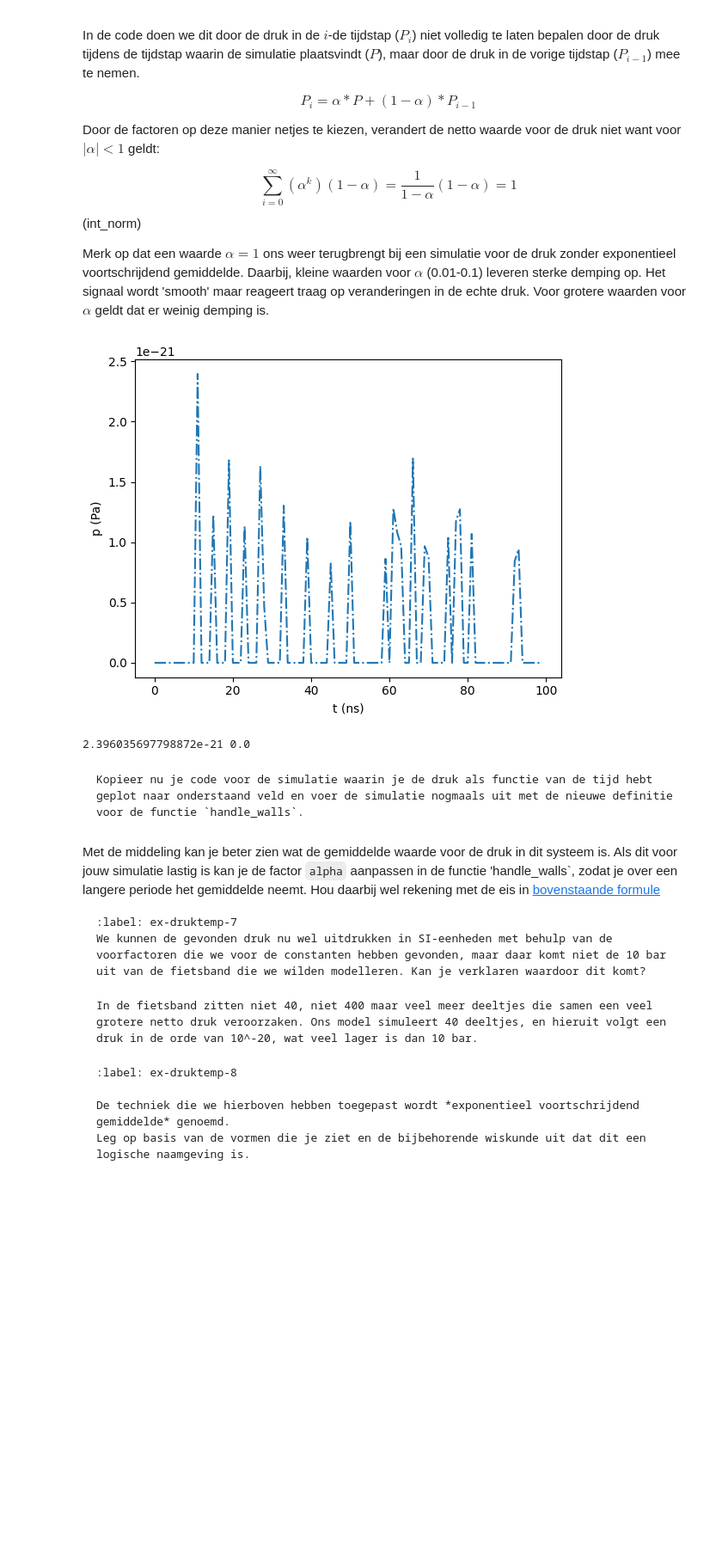
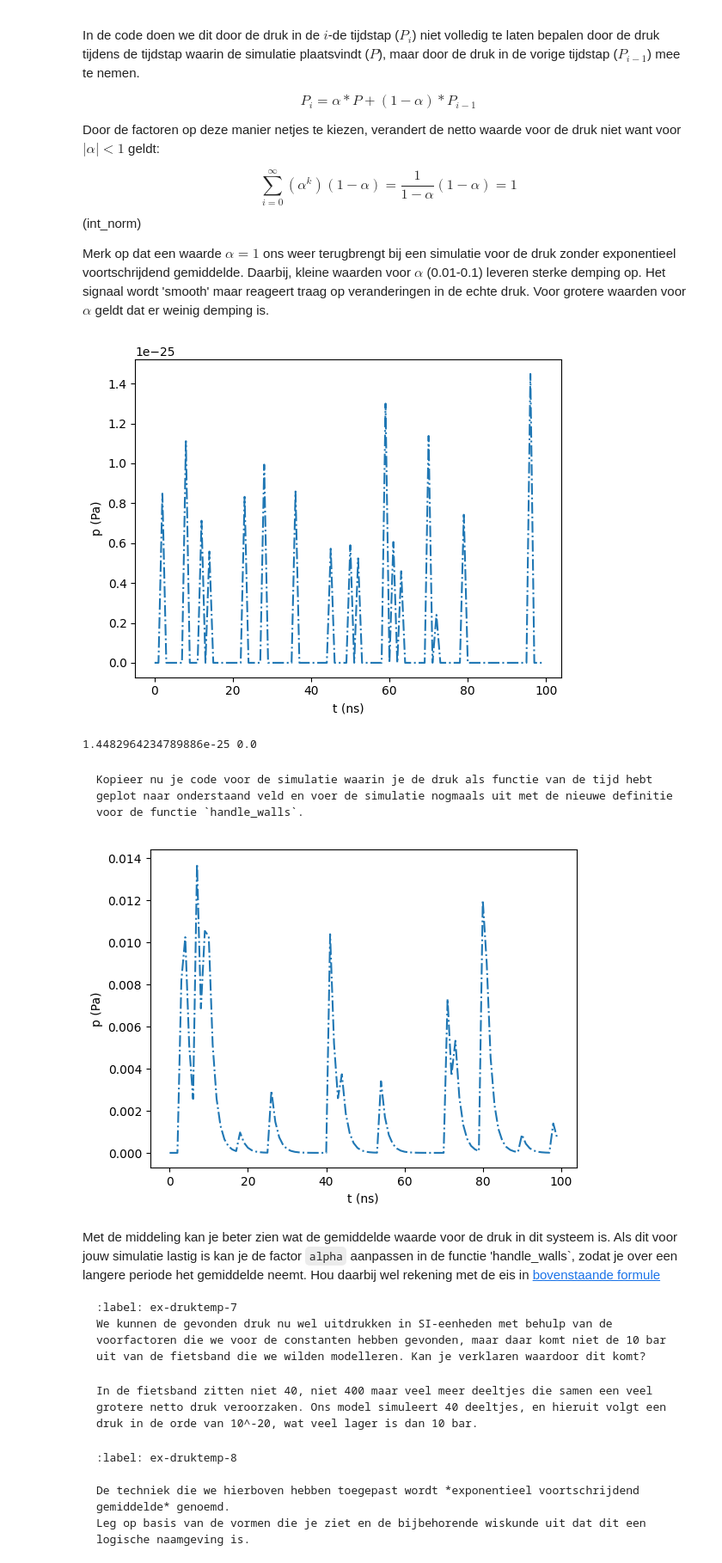
Before and after one commit to cs50202/kimienalesja, a Jupyter notebook: Content/PySim/5_druktemp.ipynb, the cells around one changed output. Shown at 86% size. Saved outputs shown, nothing was run; the diff lists cells and outputs as text; code cells hidden in the pictures; blank space fills up the shorter version.

```diff
--- a/Content/PySim/5_druktemp.ipynb
+++ b/Content/PySim/5_druktemp.ipynb
@@ -357,12 +370,6 @@ Het signaal wordt 'smooth' maar reageert traag op veranderingen in de echte druk
 Voor grotere waarden voor $\alpha$ geldt dat er weinig demping is.
 # %%
 #opdracht 5
-
-BOX_SIZE_0 = 80                  # Hoogte en breedte startvolume (in nm)
-N = 400                          # Aantal deeltjes
-V_0 = 410                      # Startsnelheid van deeltjes (nm/ns)
-RADIUS = 0.3                    # Straal van moleculen (nm)
-DT = 1e-4                    # Tijdstap om geen botsing te missen (ns)
 
 particles = []
 temperatures = np.zeros(100, dtype=float)
@@ -394,6 +401,6 @@ plt.show()
 
 print(np.max(P),np.min(P))
 # %% [output]
-[figure, old version]
+[figure, new version]
-2.396035697798872e-21 0.0
+1.4482964234789886e-25 0.0
 # %%
@@ -428,32 +435,34 @@ Kopieer nu je code voor de simulatie waarin je de druk als functie van de tijd h
 # %%
 particles = []
 temperatures = np.zeros(100, dtype=float)
 times = np.linspace(1, 100, 100)
 temp = np.array([])
 
 create_particles(particles)
 for i in range(100):
     take_time_step(particles)
     # vastleggen van temperatuur per tijdstap
     temp = np.append(temp, temperature(particles))
 
 #_______________________
 impulse_outward = 0.0
 pressure = 0.0
 P = np.array([])
 
 P = np.array([])
 for i in range(100):
     take_time_step(particles)
     P = np.append(P,pressure)
 
 plt.figure()
 
-plt.plot(P,"-.")
+plt.plot(P*scale_pressure,"-.")
 plt.xlabel("t (ns)")
 plt.ylabel("p (Pa)")
 
 plt.show()
+# %% [output]
+[figure, added]
 # %% [markdown]
 Met de middeling kan je beter zien wat de gemiddelde waarde voor de druk in dit systeem is. Als dit voor jouw simulatie lastig is kan je de factor `alpha` aanpassen in de functie 'handle_walls`, zodat je over een langere periode het gemiddelde neemt. Hou daarbij wel rekening met de eis in [bovenstaande formule](int_norm)
 
```
Also changed, not shown: parts of 9 cells of this notebook, 1 other file.
